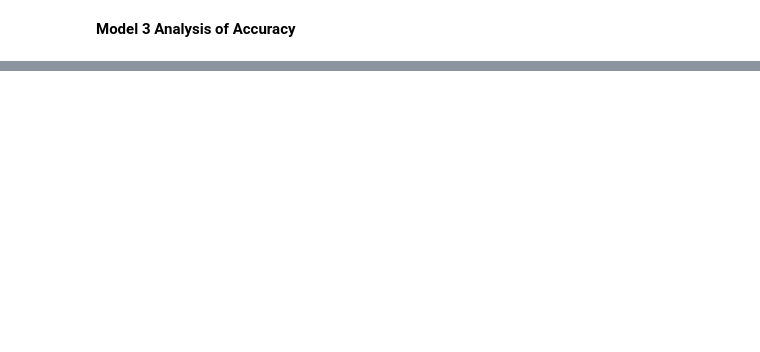
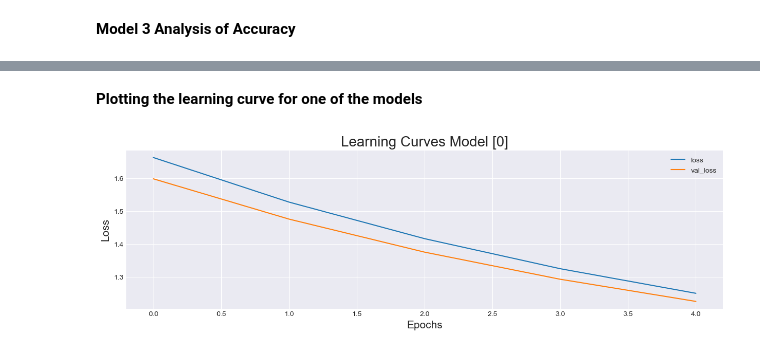
Before and after one commit to YarosInter/Time-Series-Conv1D-Neural-Network, a Jupyter notebook: Conv1D_Layer_Neural_Network.ipynb, the cells around one changed output, grey strips where cells are left out. Saved outputs shown, nothing was run; the diff lists cells and outputs as text; code cells hidden in the pictures; blank space fills up the shorter version.

Commit message:
Ran 100 model_experiments
- Ran model to mitigate the effects of the random weights intialization and stochastic processes
- Plotted the learning curve of the first model

```diff
--- a/Conv1D_Layer_Neural_Network.ipynb
+++ b/Conv1D_Layer_Neural_Network.ipynb
@@ -605,7 +605,8 @@ def run_conv1d(train_sets,
                rp_lr=0.5,
                path="model_experiments",
                p_batch_size=256,
-               kr_l2=0.1):
+               kr_l2=0.1,
+               verbose=0):
 
     for features, labels in train_sets.take(1):
         features_input_shape = features.shape[1:]
@@ -629,8 +630,8 @@ def run_conv1d(train_sets,
     model.add(Dense(1, activation="linear", name="output_layer"))
 
     checkpoint_callback = ai.create_model_checkpoint(model.name, path)
-    early_stopping = EarlyStopping(monitor="val_loss", patience=early_stopping_ptn, verbose=1)
-    reduce_plateau = ReduceLROnPlateau(monitor="val_loss", factor=rp_lr, patience=reduce_plateau_ptn, verbose=2)
+    early_stopping = EarlyStopping(monitor="val_loss", patience=early_stopping_ptn, verbose=verbose)
+    reduce_plateau = ReduceLROnPlateau(monitor="val_loss", factor=rp_lr, patience=reduce_plateau_ptn, verbose=verbose)
 
     # Compiling the model
     model.compile(loss="mae", optimizer=Adam(learning_rate=lr), metrics=["mae"])
@@ -640,7 +641,7 @@ def run_conv1d(train_sets,
                        validation_data=val_sets,
                        batch_size=p_batch_size,
                        epochs=p_epochs,
-                       verbose=1,
+                       verbose=verbose,
                        callbacks=[checkpoint_callback, early_stopping, reduce_plateau])
 
     return history
@@ -800,0 +798,26 @@ Model has an accuracy of: 49.48%
+# %%
+models_history = []
+for i in tqdm(range(100)):
+    history_model = run_conv1d(train_sets=train_dataset,
+                               val_sets=val_dataset,
+                               model_name="model_3",
+                               p_filters=8,
+                               p_kernel_size=2,
+                               p_strides=4,
+                               hidden_layers=1,
+                               p_epochs=5,
+                               lr=0.0001,
+                               early_stopping_ptn=3,
+                               reduce_plateau_ptn=2,
+                               kr_l2=0.05)
+    models_history.append(history_model)
+# %% [markdown]
+**Plotting the learning curve for one of the models**
+# %%
+pd.DataFrame(models_history[0].history)[["loss","val_loss"]].plot(figsize=(15, 4))
+plt.title("Learning Curves Model [0]", fontsize=20)
+plt.xlabel("Epochs", fontsize=15)
+plt.ylabel("Loss", fontsize=15)
+plt.show()
+# %% [output]
+[figure, added]
```
Also changed, not shown: parts of 33 cells of this notebook, 3 other files.
